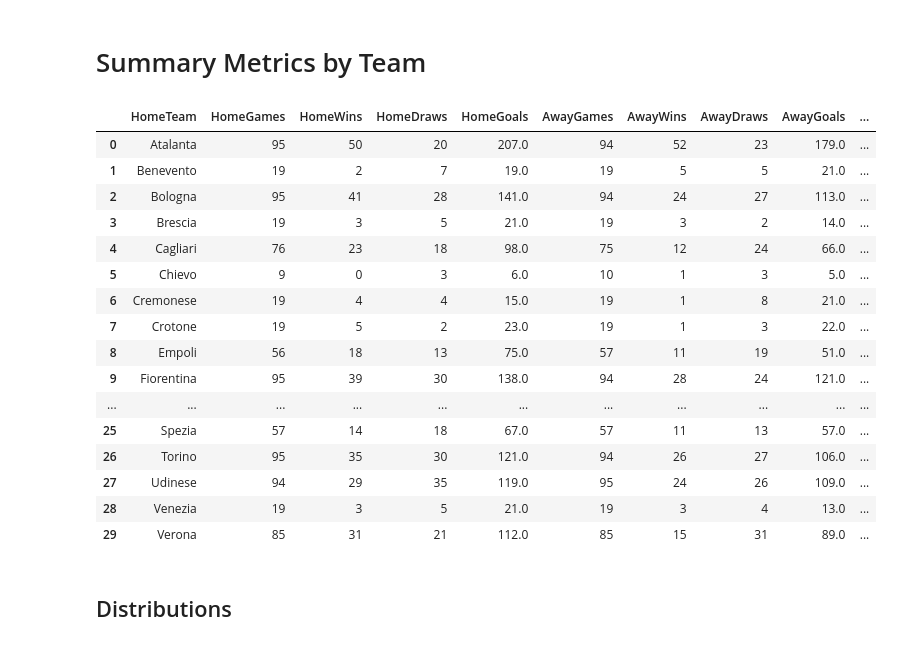
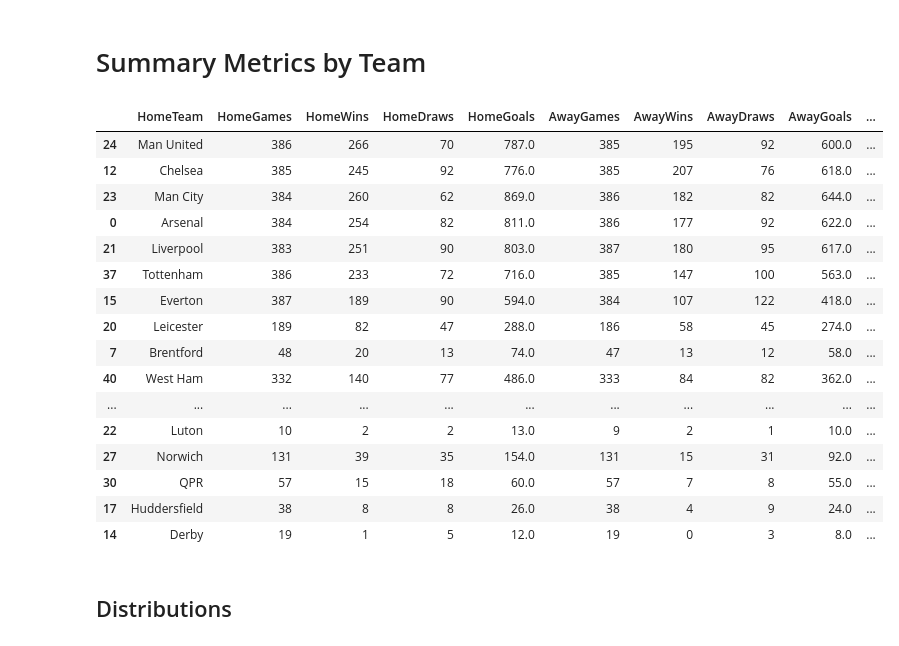
Before and after one commit to RomanTomz/football-analysis, a Jupyter notebook: notebooks/eda.ipynb, the cells around one changed output. Saved outputs shown, nothing was run; the diff lists cells and outputs as text; code cells hidden in the pictures.

```diff
--- a/notebooks/eda.ipynb
+++ b/notebooks/eda.ipynb
@@ -18,32 +18,32 @@ import seaborn as sns
 
 from data_collection.data_collector import DataCollector
 # %%
-dc = DataCollector('serie_a')
+dc = DataCollector('epl')
 df = dc.collect_data(year_start=2003, year_end=2023, write_csv=False)
 # sample output
 # %% [markdown]
 # Summary Metrics by Team
 # %%
-teams_stats = dc.compute_team_statistics(df, 2019, 2023)
-teams_stats
+teams_stats = dc.compute_team_statistics(df, 2003, 2023)
+teams_stats.sort_values('WinRatio', ascending=False)
 # %% [output]
 |  | HomeTeam | HomeGames | HomeWins | HomeDraws | HomeGoals | AwayGames | AwayWins | AwayDraws | AwayGoals | ... |
-| 0 | Atalanta | 95 | 50 | 20 | 207.0 | 94 | 52 | 23 | 179.0 | ... |
-| 1 | Benevento | 19 | 2 | 7 | 19.0 | 19 | 5 | 5 | 21.0 | ... |
-| 2 | Bologna | 95 | 41 | 28 | 141.0 | 94 | 24 | 27 | 113.0 | ... |
-| 3 | Brescia | 19 | 3 | 5 | 21.0 | 19 | 3 | 2 | 14.0 | ... |
-| 4 | Cagliari | 76 | 23 | 18 | 98.0 | 75 | 12 | 24 | 66.0 | ... |
-| 5 | Chievo | 9 | 0 | 3 | 6.0 | 10 | 1 | 3 | 5.0 | ... |
-| 6 | Cremonese | 19 | 4 | 4 | 15.0 | 19 | 1 | 8 | 21.0 | ... |
-| 7 | Crotone | 19 | 5 | 2 | 23.0 | 19 | 1 | 3 | 22.0 | ... |
-| 8 | Empoli | 56 | 18 | 13 | 75.0 | 57 | 11 | 19 | 51.0 | ... |
-| 9 | Fiorentina | 95 | 39 | 30 | 138.0 | 94 | 28 | 24 | 121.0 | ... |
+| 24 | Man United | 386 | 266 | 70 | 787.0 | 385 | 195 | 92 | 600.0 | ... |
+| 12 | Chelsea | 385 | 245 | 92 | 776.0 | 385 | 207 | 76 | 618.0 | ... |
+| 23 | Man City | 384 | 260 | 62 | 869.0 | 386 | 182 | 82 | 644.0 | ... |
+| 0 | Arsenal | 384 | 254 | 82 | 811.0 | 386 | 177 | 92 | 622.0 | ... |
+| 21 | Liverpool | 383 | 251 | 90 | 803.0 | 387 | 180 | 95 | 617.0 | ... |
+| 37 | Tottenham | 386 | 233 | 72 | 716.0 | 385 | 147 | 100 | 563.0 | ... |
+| 15 | Everton | 387 | 189 | 90 | 594.0 | 384 | 107 | 122 | 418.0 | ... |
+| 20 | Leicester | 189 | 82 | 47 | 288.0 | 186 | 58 | 45 | 274.0 | ... |
+| 7 | Brentford | 48 | 20 | 13 | 74.0 | 47 | 13 | 12 | 58.0 | ... |
+| 40 | West Ham | 332 | 140 | 77 | 486.0 | 333 | 84 | 82 | 362.0 | ... |
 | ... | ... | ... | ... | ... | ... | ... | ... | ... | ... | ... |
-| 25 | Spezia | 57 | 14 | 18 | 67.0 | 57 | 11 | 13 | 57.0 | ... |
-| 26 | Torino | 95 | 35 | 30 | 121.0 | 94 | 26 | 27 | 106.0 | ... |
-| 27 | Udinese | 94 | 29 | 35 | 119.0 | 95 | 24 | 26 | 109.0 | ... |
-| 28 | Venezia | 19 | 3 | 5 | 21.0 | 19 | 3 | 4 | 13.0 | ... |
-| 29 | Verona | 85 | 31 | 21 | 112.0 | 85 | 15 | 31 | 89.0 | ... |
+| 22 | Luton | 10 | 2 | 2 | 13.0 | 9 | 2 | 1 | 10.0 | ... |
+| 27 | Norwich | 131 | 39 | 35 | 154.0 | 131 | 15 | 31 | 92.0 | ... |
+| 30 | QPR | 57 | 15 | 18 | 60.0 | 57 | 7 | 8 | 55.0 | ... |
+| 17 | Huddersfield | 38 | 8 | 8 | 26.0 | 38 | 4 | 9 | 24.0 | ... |
+| 14 | Derby | 19 | 1 | 5 | 12.0 | 19 | 0 | 3 | 8.0 | ... |
 # %% [markdown]
 ## Distributions
 # %%
```
Also changed, not shown: 1 other file.
